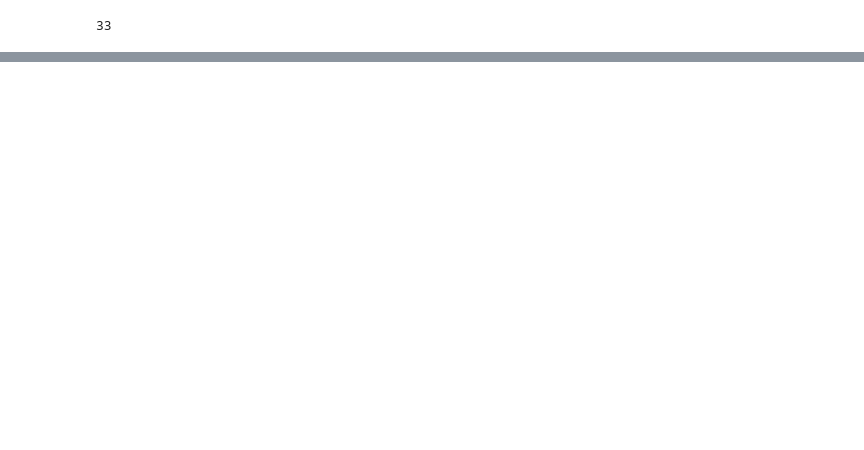
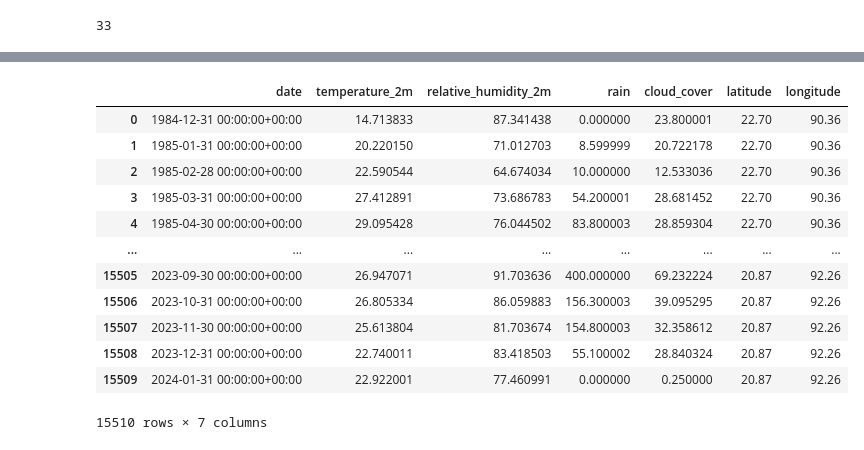
Before and after one commit to KimaniKibuthu/flood-prediction, a Jupyter notebook: notebooks/00_data_collection.ipynb, the cells around one changed output, grey strips where cells are left out. Saved outputs shown, nothing was run; the diff lists cells and outputs as text; code cells hidden in the pictures; blank space fills up the shorter version.

```diff
--- a/notebooks/00_data_collection.ipynb
+++ b/notebooks/00_data_collection.ipynb
@@ -260,0 +291,7 @@ merged_df.to_csv("data/raw/river_discharge.csv", index=False)
+# %%
+locations = []
+for index, row in station_info.iterrows():
+    latitude = row["LATITUDE"]
+    longitude = row["LONGITUDE"]
+    location_dict = {"latitude": latitude, "longitude": longitude}
+    locations.append(location_dict)
@@ -260,0 +384,20 @@ merged_df.to_csv("data/raw/river_discharge.csv", index=False)
+# %%
+# Initialize an empty list to store the results
+all_monthly_summaries = []
+
+# Fetch and process data for each location
+for location in locations:
+    hourly_df = fetch_weather_data(location)
+    monthly_summary = summarize_monthly(hourly_df)
+    monthly_summary["latitude"] = location["latitude"]
+    monthly_summary["longitude"] = location["longitude"]
+    all_monthly_summaries.append(monthly_summary)
+
+# Combine all monthly summaries into a single DataFrame
+combined_monthly_summary = pd.concat(all_monthly_summaries, ignore_index=True)
+
+# Print the combined monthly summary
+print(combined_monthly_summary)
+
+# Optionally, save to a CSV file
+combined_monthly_summary.to_csv("combined_monthly_weather_summary.csv", index=False)
@@ -260,0 +436,16 @@ merged_df.to_csv("data/raw/river_discharge.csv", index=False)
+# %%
+combined_monthly_summary
+# %% [output]
+|  | date | temperature_2m | relative_humidity_2m | rain | cloud_cover | latitude | longitude |
+| 0 | 1984-12-31 00:00:00+00:00 | 14.713833 | 87.341438 | 0.000000 | 23.800001 | 22.70 | 90.36 |
+| 1 | 1985-01-31 00:00:00+00:00 | 20.220150 | 71.012703 | 8.599999 | 20.722178 | 22.70 | 90.36 |
+| 2 | 1985-02-28 00:00:00+00:00 | 22.590544 | 64.674034 | 10.000000 | 12.533036 | 22.70 | 90.36 |
+| 3 | 1985-03-31 00:00:00+00:00 | 27.412891 | 73.686783 | 54.200001 | 28.681452 | 22.70 | 90.36 |
+| 4 | 1985-04-30 00:00:00+00:00 | 29.095428 | 76.044502 | 83.800003 | 28.859304 | 22.70 | 90.36 |
+| ... | ... | ... | ... | ... | ... | ... | ... |
+| 15505 | 2023-09-30 00:00:00+00:00 | 26.947071 | 91.703636 | 400.000000 | 69.232224 | 20.87 | 92.26 |
+| 15506 | 2023-10-31 00:00:00+00:00 | 26.805334 | 86.059883 | 156.300003 | 39.095295 | 20.87 | 92.26 |
+| 15507 | 2023-11-30 00:00:00+00:00 | 25.613804 | 81.703674 | 154.800003 | 32.358612 | 20.87 | 92.26 |
+| 15508 | 2023-12-31 00:00:00+00:00 | 22.740011 | 83.418503 | 55.100002 | 28.840324 | 20.87 | 92.26 |
+| 15509 | 2024-01-31 00:00:00+00:00 | 22.922001 | 77.460991 | 0.000000 | 0.250000 | 20.87 | 92.26 |
+15510 rows × 7 columns
```
Also changed, not shown: parts of 14 cells of this notebook, 13 other files.
